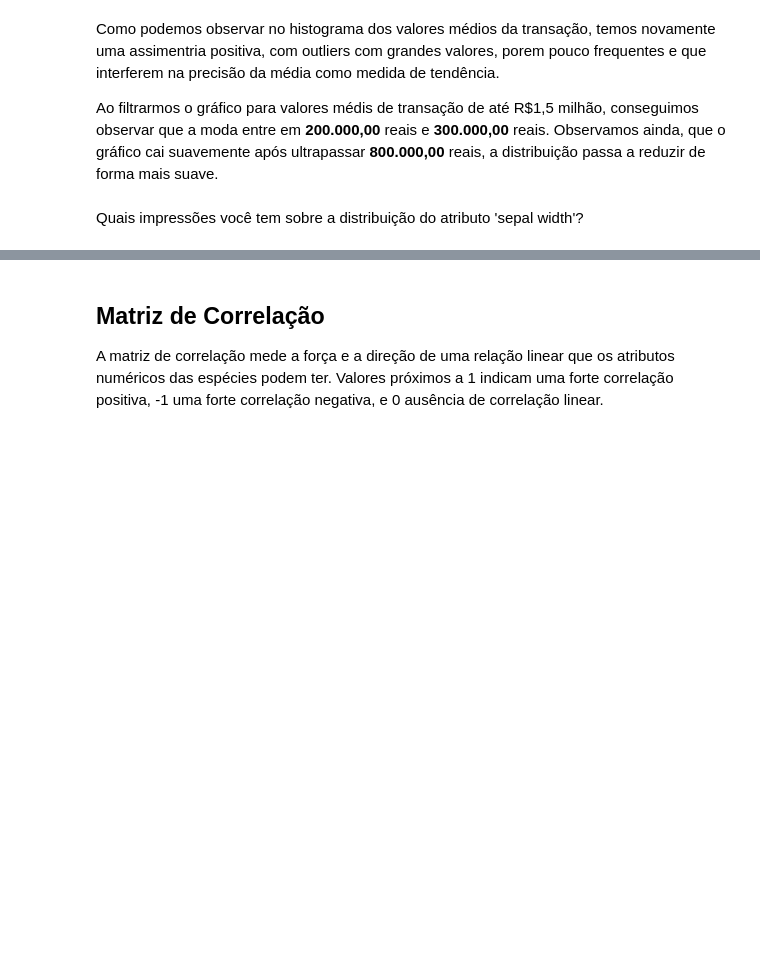
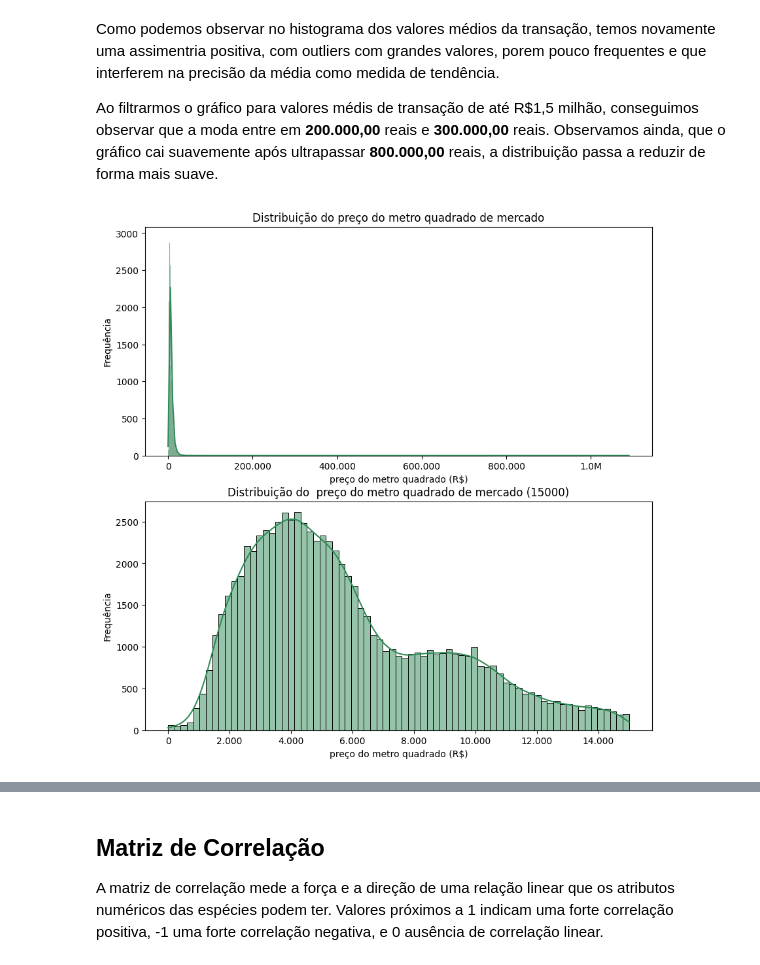
Before and after one commit to daniellerms/Analise-de-Dados-e-Boas-Praticas, a Jupyter notebook: MVP_Analise_de_Dados_e_Boas_Praticas.ipynb, the cells around one changed output, grey strips where cells are left out. Cells and saved outputs as stored; diff of their text form; code cells hidden in the pictures; blank space fills up the shorter version.

```diff
--- a/MVP_Analise_de_Dados_e_Boas_Praticas.ipynb
+++ b/MVP_Analise_de_Dados_e_Boas_Praticas.ipynb
@@ -527,5 +604,32 @@ plt.show()
 Como podemos observar no histograma dos valores médios da transação, temos novamente uma assimentria positiva, com outliers com grandes valores, porem pouco frequentes e que interferem na precisão da média como medida de tendência.
 
 Ao filtrarmos o gráfico para valores médis de transação de até R$1,5 milhão, conseguimos observar que a moda entre em **200.000,00** reais e **300.000,00** reais. Observamos ainda, que o gráfico cai suavemente após ultrapassar **800.000,00** reais, a distribuição passa a reduzir de forma mais suave.
-# %% [markdown]
-Quais impressões você tem sobre a distribuição do atributo 'sepal width'?
+# %%
+#criando histogramas para analisar a frequência dos registros com relação ao preço do metro quadrado de mercado
+
+fig, ax = plt.subplots(2,1,figsize=(10, 10))
+
+
+
+sns.histplot(df_residencial['preco_m2_mercado'], kde=True, color='seagreen', ax=ax[0])
+ax[0].set_title('Distribuição do preço do metro quadrado de mercado')
+ax[0].set_xlabel('preço do metro quadrado de mercado')
+ax[0].set_ylabel('Frequência')
+
+# Limitando a área a 400m2 para evitar que o gráfico fique "esmagado" pelos outliers
+sns.histplot(df_residencial[df_residencial['preco_m2_mercado'] < 15000]['preco_m2_mercado'],
+             kde=True, color='seagreen', ax=ax[1])
+ax[1].set_title('Distribuição do  preço do metro quadrado de mercado (15000)')
+ax[1].set_xlabel('Média do Valor da Transação')
+ax[1].set_ylabel('Frequência')
+
+# Ajustando a escala de ambos os eixos X para formato de moeda
+for a in ax:
+    a.set_xlabel('preço do metro quadrado (R$)')
+    a.set_ylabel('Frequência')
+    # Formata os números do eixo X para milhar com ponto (Ex: 500.000)
+    a.xaxis.set_major_formatter(ticker.FuncFormatter(lambda x, pos: f'{x/1e6:.1f}M' if x >= 1e6 else f'{x:,.0f}'.replace(',', '.')))
+
+plt.show()
+# %% [output]
+[figure, added]
```
Also changed, not shown: parts of 50 cells of this notebook.
